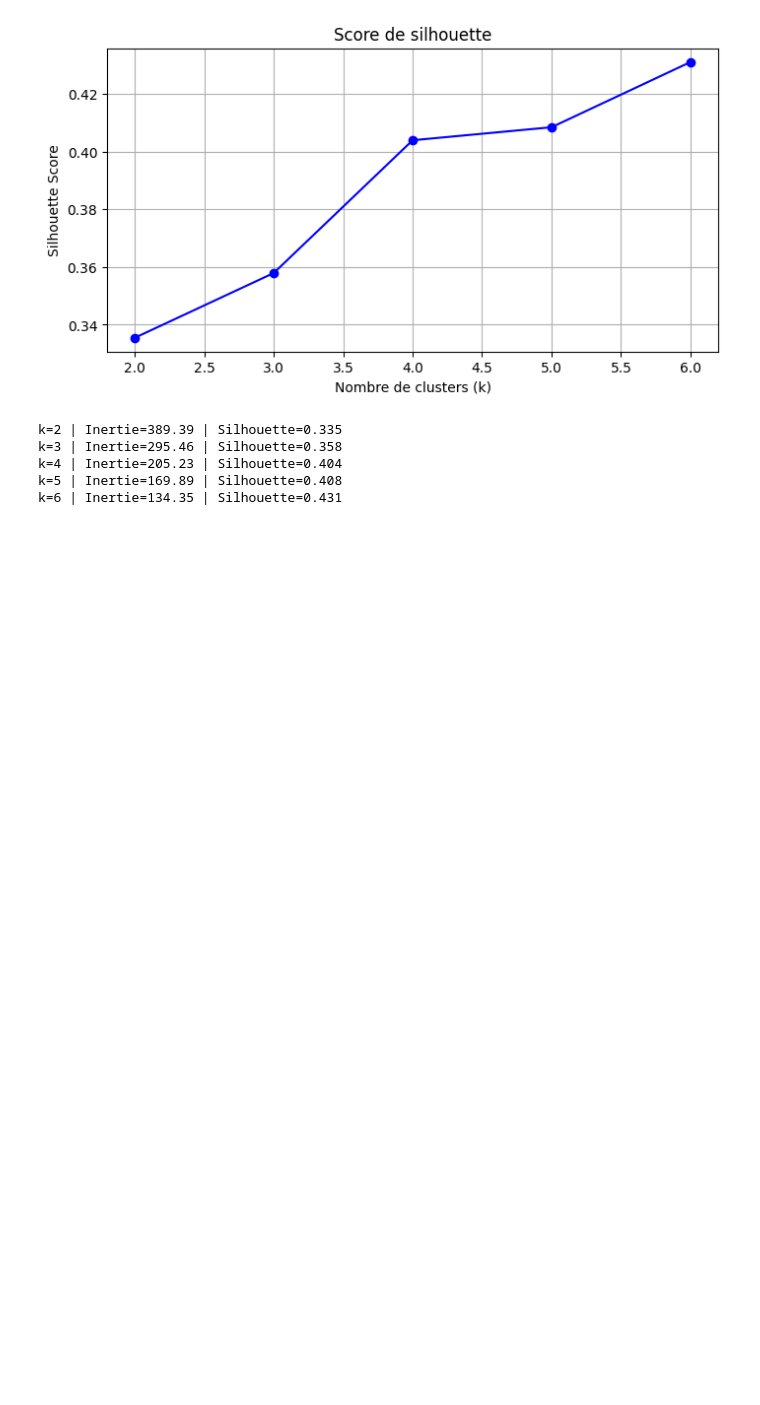
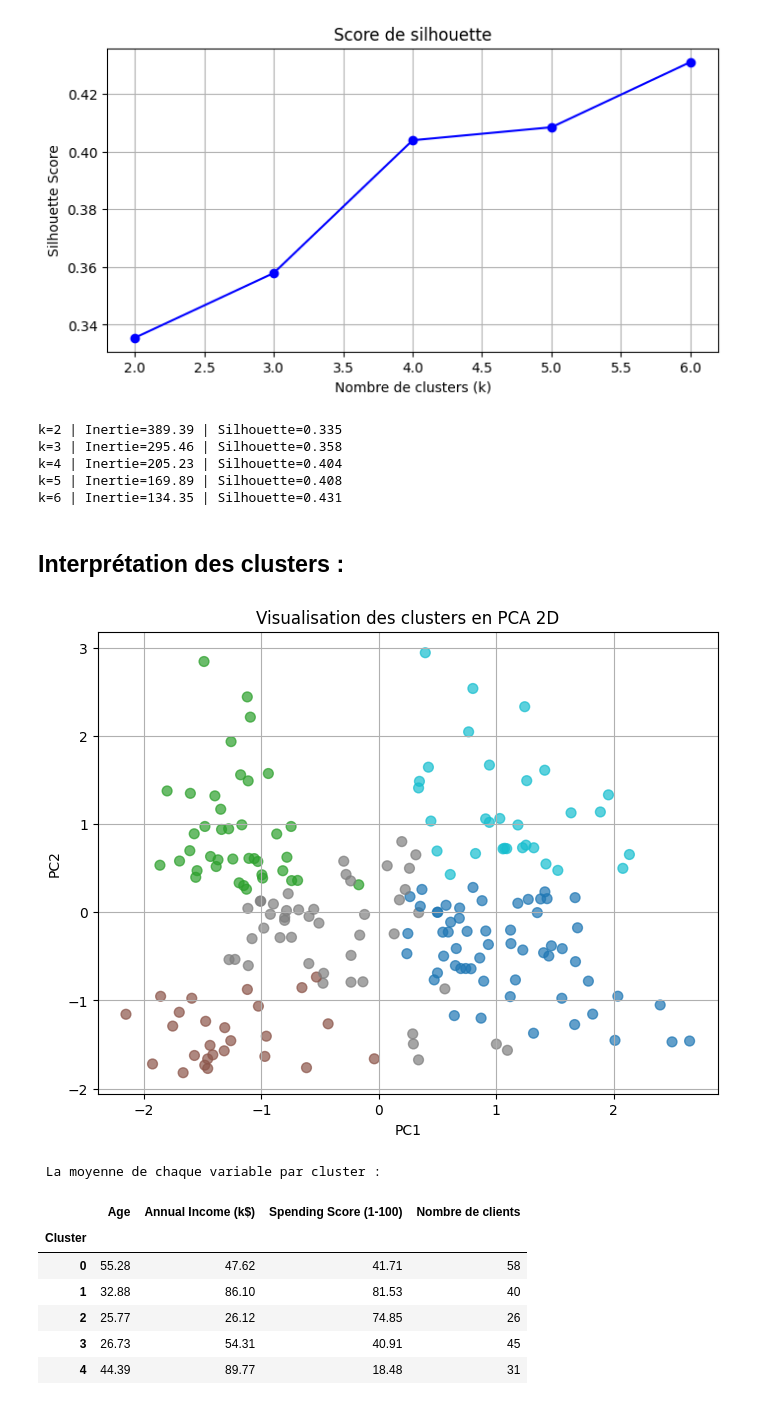
Before and after one commit to MathieuFan22/TP-ML-Mirada, a Jupyter notebook: Clustering.ipynb, the cells around one changed output. Saved outputs shown, nothing was run; the diff lists cells and outputs as text; code cells hidden in the pictures; blank space fills up the shorter version.

Commit message:
interprétation et conclusions

```diff
--- a/Clustering.ipynb
+++ b/Clustering.ipynb
@@ -244,3 +244,48 @@ k=3 | Inertie=295.46 | Silhouette=0.358
 k=4 | Inertie=205.23 | Silhouette=0.404
 k=5 | Inertie=169.89 | Silhouette=0.408
 k=6 | Inertie=134.35 | Silhouette=0.431
+# %% [markdown]
+## Interprétation des clusters :
+# %%
+# Application KMeans avec le k choisi à l’étape 6
+k = 5  # choisis selon les scores précédents
+kmeans = KMeans(n_clusters=k, random_state=42, n_init='auto')
+kmeans.fit(X_scaled)
+
+# Ajout des clusters au DataFrame original
+df['Cluster'] = kmeans.labels_
+
+# Visualisation des clusters en PCA 2D
+df['PC1'] = X_pca[:, 0]
+df['PC2'] = X_pca[:, 1]
+
+plt.figure(figsize=(8,6))
+plt.scatter(df['PC1'], df['PC2'], c=df['Cluster'], cmap='tab10', s=50, alpha=0.7)
+plt.title('Visualisation des clusters en PCA 2D')
+plt.xlabel('PC1')
+plt.ylabel('PC2')
+plt.grid(True)
+plt.show()
+
+# Visualisation par tableau
+# Moyennes par cluster
+moyennes = df.groupby('Cluster')[['Age', 'Annual Income (k$)', 'Spending Score (1-100)']].mean()
+
+# Effectif par cluster
+effectifs = df.groupby('Cluster').size().to_frame(name='Nombre de clients')
+
+# Affichage
+tableau_clusters = pd.concat([moyennes, effectifs], axis=1)
+tableau_clusters = tableau_clusters.round(2) # Arrondi à 2 décimales
+print("\n La moyenne de chaque variable par cluster :")
+display(tableau_clusters)
+# %% [output]
+[figure, added]
+ La moyenne de chaque variable par cluster :
+|  | Age | Annual Income (k$) | Spending Score (1-100) | Nombre de clients |
+| Cluster |  |  |  |  |
+| 0 | 55.28 | 47.62 | 41.71 | 58 |
+| 1 | 32.88 | 86.10 | 81.53 | 40 |
+| 2 | 25.77 | 26.12 | 74.85 | 26 |
+| 3 | 26.73 | 54.31 | 40.91 | 45 |
+| 4 | 44.39 | 89.77 | 18.48 | 31 |
```
Also changed, not shown: parts of 9 cells of this notebook.
